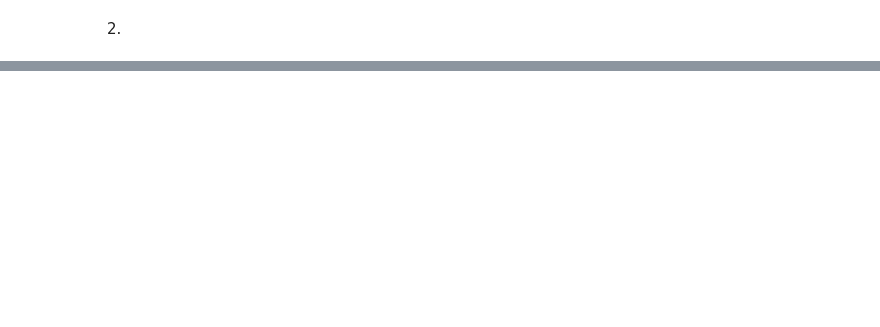
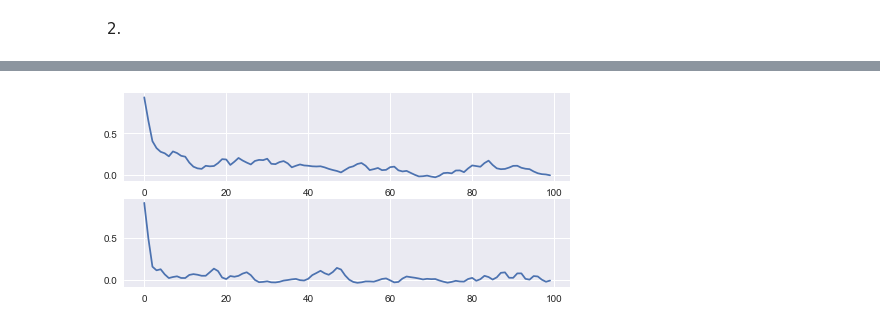
Before and after one commit to BrianBohe/DataScienceCourse, a Jupyter notebook: tp6/tp6.ipynb, the cells around one changed output, grey strips where cells are left out. Drawn from its saved outputs; the diff is of its cells as text; code cells hidden in the pictures; blank space fills up the shorter version.

```diff
--- a/tp6/tp6.ipynb
+++ b/tp6/tp6.ipynb
@@ -91,0 +140,28 @@ None
+# %%
+def autocorrelacion(_row):
+    pwt_avg = sum([ _row[pos] for pos in range(len(_row)) ]) / len(_row)
+    cociente = pwt_avg**2 + sum([ _row[pos]**2 for pos in range(len(_row)) ]) / len(_row)
+
+    taus = []
+
+    for tau in range(100):
+        pwt_tau_avg = sum([ _row[pos]*_row[pos+tau] for pos in range(0,len(_row)-tau)]) / (len(_row)-tau)
+        taus.append(pwt_tau_avg - pwt_avg * (sum([_row[pos+tau] for pos in range(0,len(_row)-tau)]) / (len(_row)-tau)))
+        taus[tau] /= cociente
+    return taus
+# %%
+auto_rowo_instinct = autocorrelacion(rowo_instinct)
+sns.plt.subplot(311)
+sns.plt.plot(auto_rowo_instinct)
+
+auto_rowo_plant = autocorrelacion(rowo_plant)
+sns.plt.subplot(312)
+sns.plt.plot(auto_rowo_plant)
+
+#auto_rowo_for = autocorrelacion(rowo_for)
+#sns.plt.subplot(313)
+sns.plt.plot(rowo_for)
+
+sns.plt.show()
+# %% [output]
+[figure, added]
```
Also changed, not shown: parts of 14 cells of this notebook.
